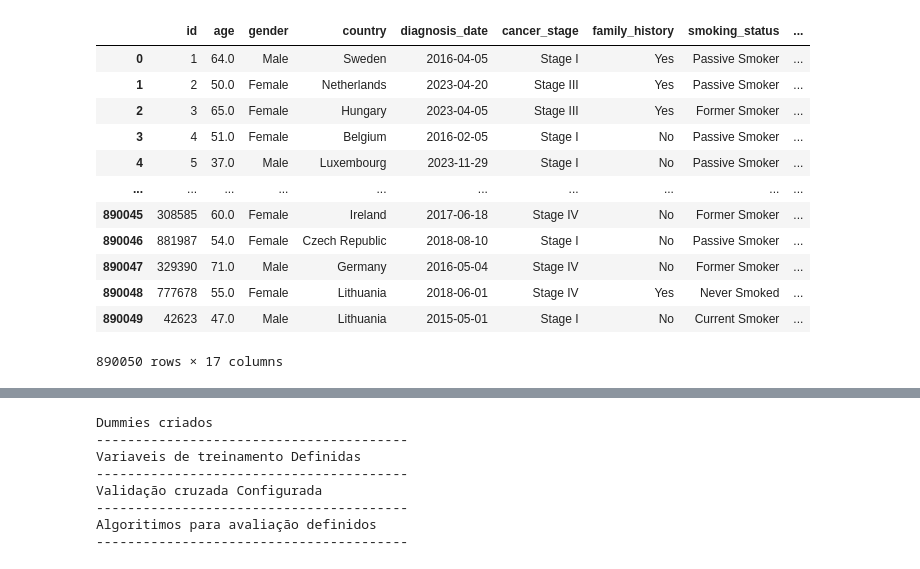
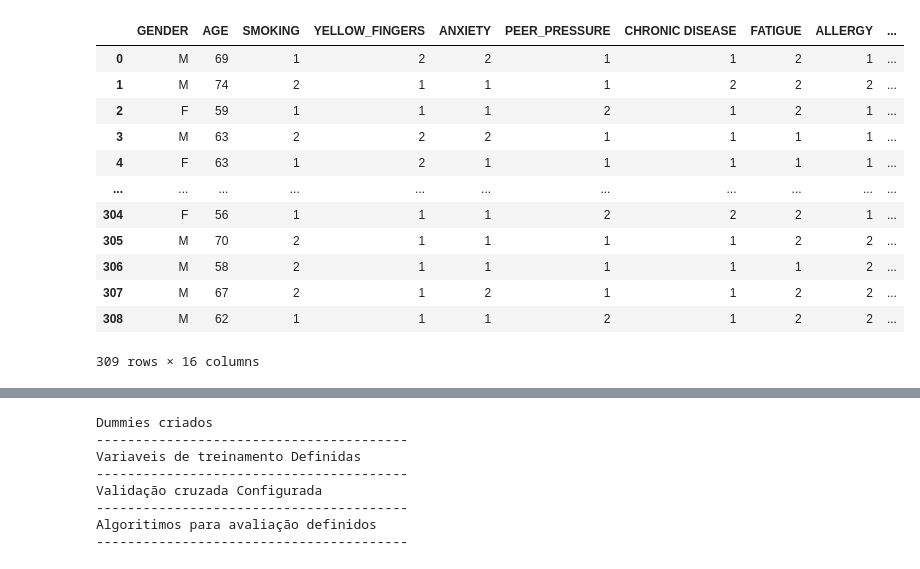
Before and after one commit to Luidy-Costa/project, a Jupyter notebook: lung-cancer-ml/backend/lung_cancer_prediction.ipynb, the cells around one changed output, grey strips where cells are left out. Saved outputs shown, nothing was run; the diff lists cells and outputs as text; code cells hidden in the pictures.

```diff
--- a/lung-cancer-ml/backend/lung_cancer_prediction.ipynb
+++ b/lung-cancer-ml/backend/lung_cancer_prediction.ipynb
@@ -22,20 +22,21 @@ from sklearn.svm import SVC
 sns.set(style="whitegrid")
 # %%
 #carregando a base de dados
-#df_sujo = dataframe sujo
-dataframe = pd.read_csv("Lung Cancer_dirty.csv")
-df_sujo
+dataframe = pd.read_csv("survey_lung_cancer.csv")
+
+#vizalizando o dataframe ainda "sujo"
+dataframe
 # %% [output]
-|  | id | age | gender | country | diagnosis_date | cancer_stage | family_history | smoking_status | ... |
-| 0 | 1 | 64.0 | Male | Sweden | 2016-04-05 | Stage I | Yes | Passive Smoker | ... |
-| 1 | 2 | 50.0 | Female | Netherlands | 2023-04-20 | Stage III | Yes | Passive Smoker | ... |
-| 2 | 3 | 65.0 | Female | Hungary | 2023-04-05 | Stage III | Yes | Former Smoker | ... |
-| 3 | 4 | 51.0 | Female | Belgium | 2016-02-05 | Stage I | No | Passive Smoker | ... |
-| 4 | 5 | 37.0 | Male | Luxembourg | 2023-11-29 | Stage I | No | Passive Smoker | ... |
-| ... | ... | ... | ... | ... | ... | ... | ... | ... | ... |
-| 890045 | 308585 | 60.0 | Female | Ireland | 2017-06-18 | Stage IV | No | Former Smoker | ... |
-| 890046 | 881987 | 54.0 | Female | Czech Republic | 2018-08-10 | Stage I | No | Passive Smoker | ... |
-| 890047 | 329390 | 71.0 | Male | Germany | 2016-05-04 | Stage IV | No | Former Smoker | ... |
-| 890048 | 777678 | 55.0 | Female | Lithuania | 2018-06-01 | Stage IV | Yes | Never Smoked | ... |
-| 890049 | 42623 | 47.0 | Male | Lithuania | 2015-05-01 | Stage I | No | Current Smoker | ... |
+|  | GENDER | AGE | SMOKING | YELLOW_FINGERS | ANXIETY | PEER_PRESSURE | CHRONIC DISEASE | FATIGUE | ALLERGY | ... |
+| 0 | M | 69 | 1 | 2 | 2 | 1 | 1 | 2 | 1 | ... |
+| 1 | M | 74 | 2 | 1 | 1 | 1 | 2 | 2 | 2 | ... |
+| 2 | F | 59 | 1 | 1 | 1 | 2 | 1 | 2 | 1 | ... |
+| 3 | M | 63 | 2 | 2 | 2 | 1 | 1 | 1 | 1 | ... |
+| 4 | F | 63 | 1 | 2 | 1 | 1 | 1 | 1 | 1 | ... |
+| ... | ... | ... | ... | ... | ... | ... | ... | ... | ... | ... |
+| 304 | F | 56 | 1 | 1 | 1 | 2 | 2 | 2 | 1 | ... |
+| 305 | M | 70 | 2 | 1 | 1 | 1 | 1 | 2 | 2 | ... |
+| 306 | M | 58 | 2 | 1 | 1 | 1 | 1 | 1 | 2 | ... |
+| 307 | M | 67 | 2 | 1 | 2 | 1 | 1 | 2 | 2 | ... |
+| 308 | M | 62 | 1 | 1 | 1 | 2 | 1 | 2 | 2 | ... |
-890050 rows × 17 columns
+309 rows × 16 columns
```
Also changed, not shown: parts of 7 cells of this notebook, 2 other files.
